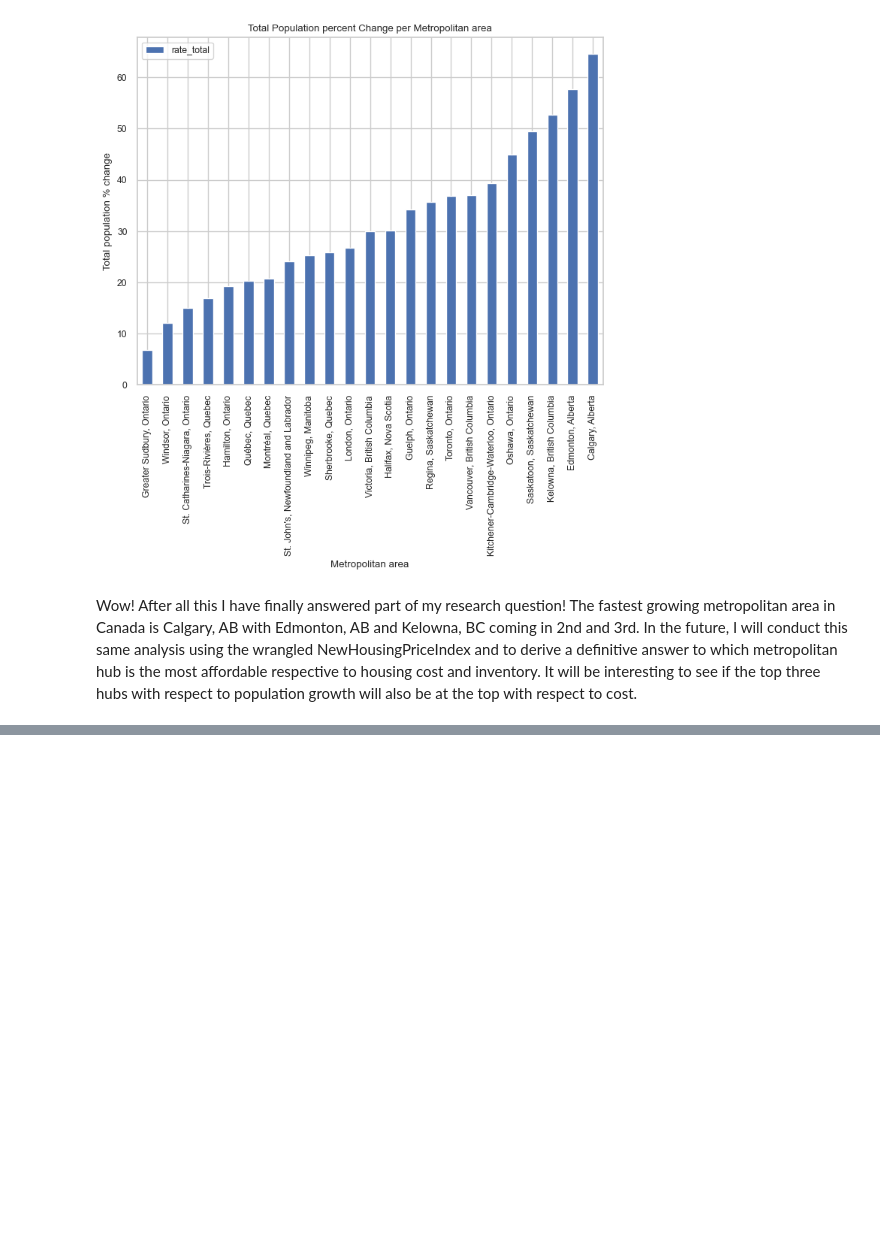
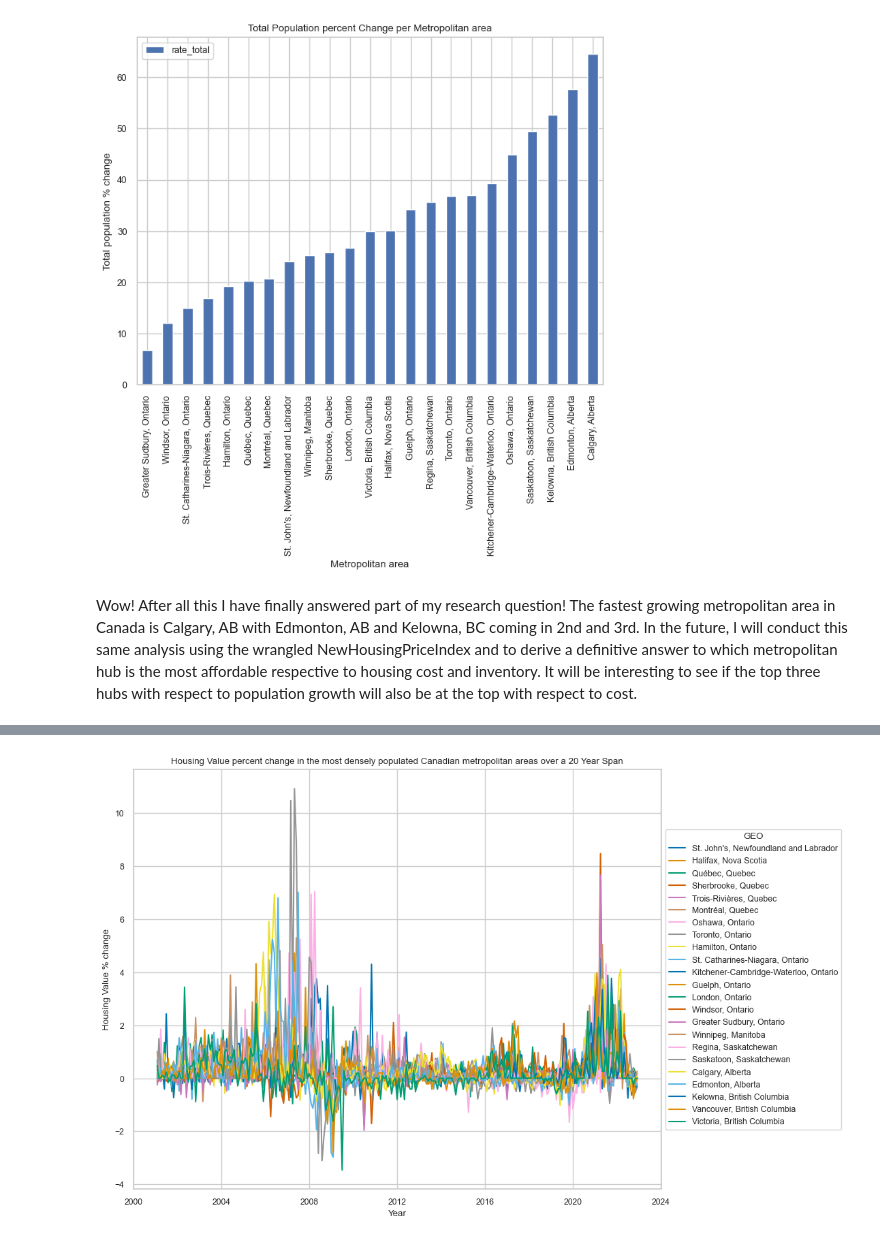
Before and after one commit to ubco-W2022T2-data301/project-group-group01, a Jupyter notebook: analysis/Logananalysis2.ipynb, the cells around one changed output, grey strips where cells are left out. Cells and saved outputs as stored; diff of their text form; code cells hidden in the pictures; blank space fills up the shorter version.

Commit message:
Finished analysis on NHPI and HI

```diff
--- a/analysis/Logananalysis2.ipynb
+++ b/analysis/Logananalysis2.ipynb
@@ -548,0 +641,3 @@ Wow! After all this I have finally answered part of my research question! The fa
+# %%
+NHPI_W_Final = NHPI_W_v3.drop(NHPI_W_v3[NHPI_W_v3.GEO.isin(['Alberta','Atlantic Region','British Columbia','Canada','Charlottetown, Prince Edward Island','Manitoba','New Brunswick','Newfoundland and Labrador','Nova Scotia','Ontario','Ottawa-Gatineau, Ontario part, Ontario/Quebec','Ottawa-Gatineau, Quebec part, Ontario/Quebec','Prairie Region','Prince Edward Island','Quebec','Saint John, Fredericton, and Moncton, New Brunswick','Saskatchewan'])].index).reset_index().drop(columns=["index"])
+NHPI_W_Final.head(15)
@@ -548,0 +661,8 @@ Wow! After all this I have finally answered part of my research question! The fa
+# %%
+rate_change_per_year_NHPI = pd.DataFrame()
+for city in NHPI_W_Final["GEO"].unique():
+    city_list = NHPI_W_Final.loc[NHPI_W_Final['GEO'] == city].copy()
+    city_list['RATE'] = city_list['VALUE'].pct_change() * 100
+    city_list = city_list.dropna()
+    rate_change_per_year_NHPI = pd.concat([rate_change_per_year_NHPI, city_list], axis=0)
+rate_change_per_year_NHPI.head(15)
@@ -548,0 +686,13 @@ Wow! After all this I have finally answered part of my research question! The fa
+# %%
+sns.set_style("whitegrid")
+plt.figure(figsize=(10,8))
+
+pop = sns.lineplot(x='REF_DATE', y='RATE', hue='GEO', data=rate_change_per_year_NHPI, palette='colorblind')
+
+plt.legend(title="GEO", loc="center left", bbox_to_anchor=(1, 0.5))
+plt.xlabel("Year")
+plt.ylabel("Housing Value % change")
+plt.title("Housing Value percent change in the most densely populated Canadian metropolitan areas over a 20 Year Span")
+plt.show()
+# %% [output]
+[figure, added]
```
Also changed, not shown: parts of 52 cells of this notebook, 1 other file.
